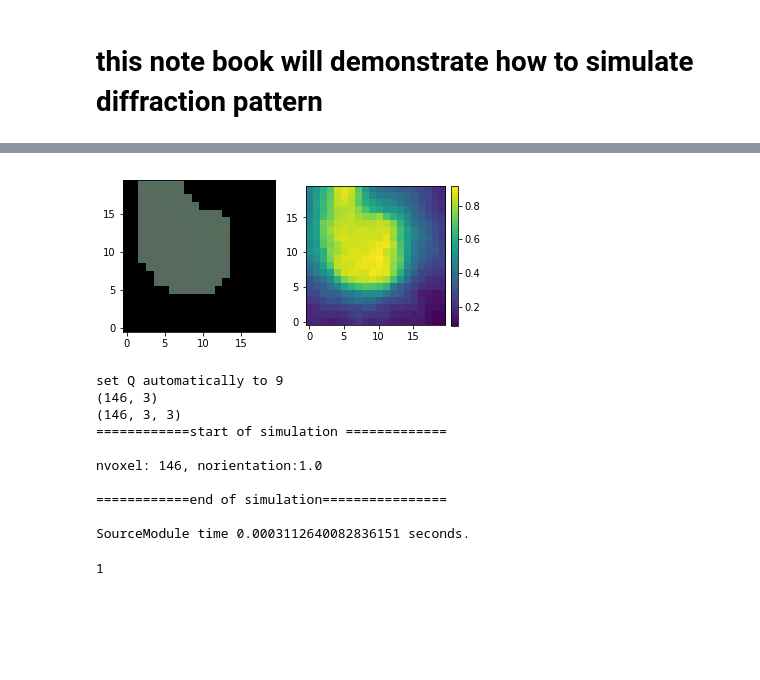
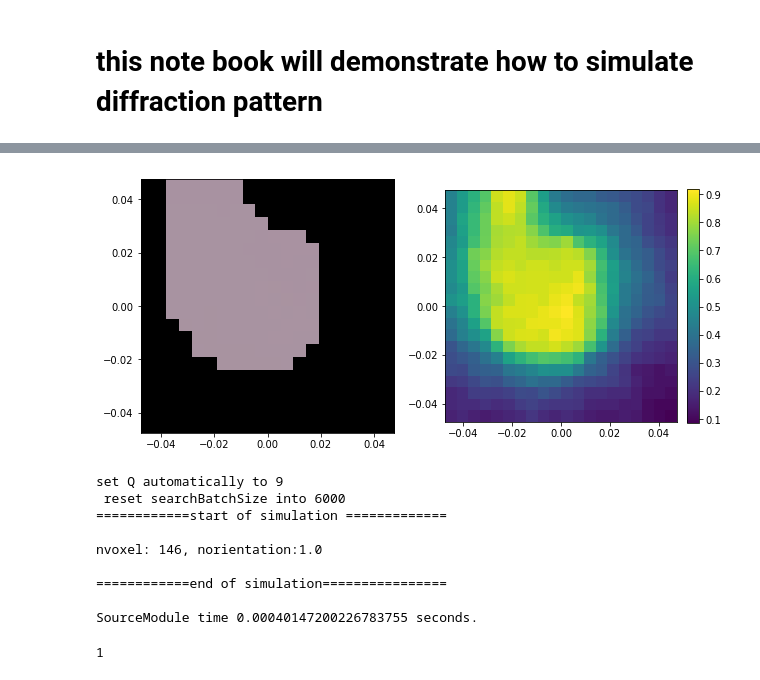
Before and after one commit to HeLiuCMU/HEXOMAP, a Jupyter notebook: demo_notebooks/demo_simulation.ipynb, the cells around one changed output, grey strips where cells are left out. Saved outputs shown, nothing was run; the diff lists cells and outputs as text; code cells hidden in the pictures; blank space fills up the shorter version.

Commit message:
update simulation notebook

```diff
--- a/demo_notebooks/demo_simulation.ipynb
+++ b/demo_notebooks/demo_simulation.ipynb
@@ -1,13 +1,14 @@
 # %% [markdown]
 # this note book will demonstrate how to simulate diffraction pattern
 # %%
-import sys
-sys.path.insert(0, '..')
 import numpy as np
 import matplotlib.pyplot as plt
 import pickle
+import os
 # customized module
-
+import hexomap
 from hexomap import reconstruction  # g-force caller
 from hexomap import MicFileTool     # io for reconstruction rst
 from hexomap import IntBin          # io for binary image (reduced data)
+from hexomap import config
+S = reconstruction.Reconstructor_GPU(gpuID=3)
@@ -14,14 +17,10 @@ from hexomap import IntBin          # io for binary image (reduced data)
 # %%
-# set up configuration:
-import sys
-sys.path.insert(0, '..')
-from hexomap import config
-import numpy as np
-
+################# configuration #########################
 Au_Config={
     'micsize' : np.array([20, 20]),
-    'micVoxelSize' : 0.001,
+    'micVoxelSize' : 0.005,
     'micShift' : np.array([0.0, 0.0, 0.0]),
+    'micMask' : None,
     'expdataNDigit' : 6,
     'energy' : 65.351,      #55.587 # in kev
     'sample' : 'gold',
@@ -31,16 +30,20 @@ Au_Config={
     'NDet' : 2,
     'searchBatchSize' : 6000,
     'reverseRot' : True,          # for aero, is True, for rams: False
-    'detL' : np.array([[ 4.5, 6.5]]),
-    'detJ' : np.array([[1020.4672, 1035.6063]]),
-    'detK' : np.array([[1995.8868, 1990.6409]]),
-    'detRot' : np.array([[[90, 90, 0],
-                  [90, 90, 0]]]),
-    'fileBin' : '../examples/johnson_aug18_demo/Au_reduced_1degree//Au_int_1degree_suter_aug18_z',
+    'detNJ': np.array([2048, 2048]),
+    'detNK': np.array([2048, 2048]),
+    'detPixelJ': np.array([0.00148, 0.00148]),
+    'detPixelK': np.array([0.00148, 0.00148]),
+    'detL' : np.array([[4.53571404, 6.53571404]]),
+    'detJ' : np.array([[1010.79405782, 1027.43844558]]),
+    'detK' : np.array([[2015.95118521, 2014.30163539]]),
+    'detRot' : np.array([[[89.48560133, 89.53313565, -0.50680978],
+  [89.42516322, 89.22570012, -0.45511278]]]),
+    'fileBin' : os.path.abspath(os.path.join(hexomap.__file__ ,"../..")) + '/examples/johnson_aug18_demo/Au_reduced_1degree/Au_int_1degree_suter_aug18_z',
     'fileBinDigit' : 6,
     'fileBinDetIdx' : np.array([0, 1]),
     'fileBinLayerIdx' : 0,
-    '_initialString' : 'demo_gold_'}
+    '_initialString' : 'demo_gold_single_GPU'}
 
 c = config.Config(**Au_Config)
 print(c)
@@ -65,28 +73,28 @@ _initialString                 demo_gold_
 # %%
-from hexomap import reconstruction
-from hexomap import MicFileTool
+
 # load structure to simulate
 mic = np.load('demo_gold__q9_rot180_z0_20x20_0.005_shift_0.0_0.0_0.0.npy')
 mask = mic[:,:,6]> 0.6 # only simulate where hitratio>0.6
 
 # visualize mic structure
 MicFileTool.plot_mic_and_conf(mic, 0.6)
 
-S = reconstruction.Reconstructor_GPU()
+# load config
 S.load_config(c,reloadData=False)  # load config but not raw images
 S.squareMicData = mic
-S.sim_mic(simMask=mic[:,:,6]>0.6)
+# run simulation
+S.sim_mic(simMask=mask)
+# save result
 S.save_sim_mic_binary('simulated_demo_gold/demo_gold_sim_')
 # %% [output]
-[figure, old version]
+[figure, new version]
 set Q automatically to 9
-(146, 3)
-(146, 3, 3)
+ reset searchBatchSize into 6000
 ============start of simulation =============
 
 nvoxel: 146, norientation:1.0
 
 ============end of simulation================
 
-SourceModule time 0.0003112640082836151 seconds.
+SourceModule time 0.00040147200226783755 seconds.
 1
```
Also changed, not shown: parts of 12 cells of this notebook.
